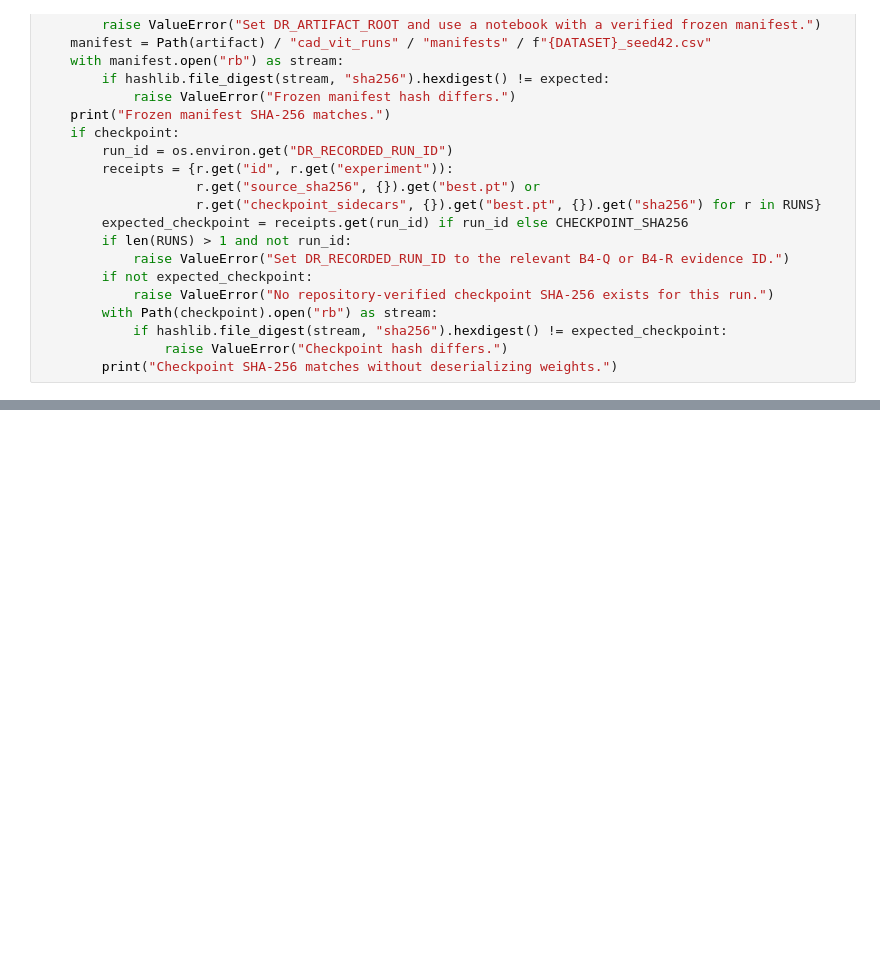
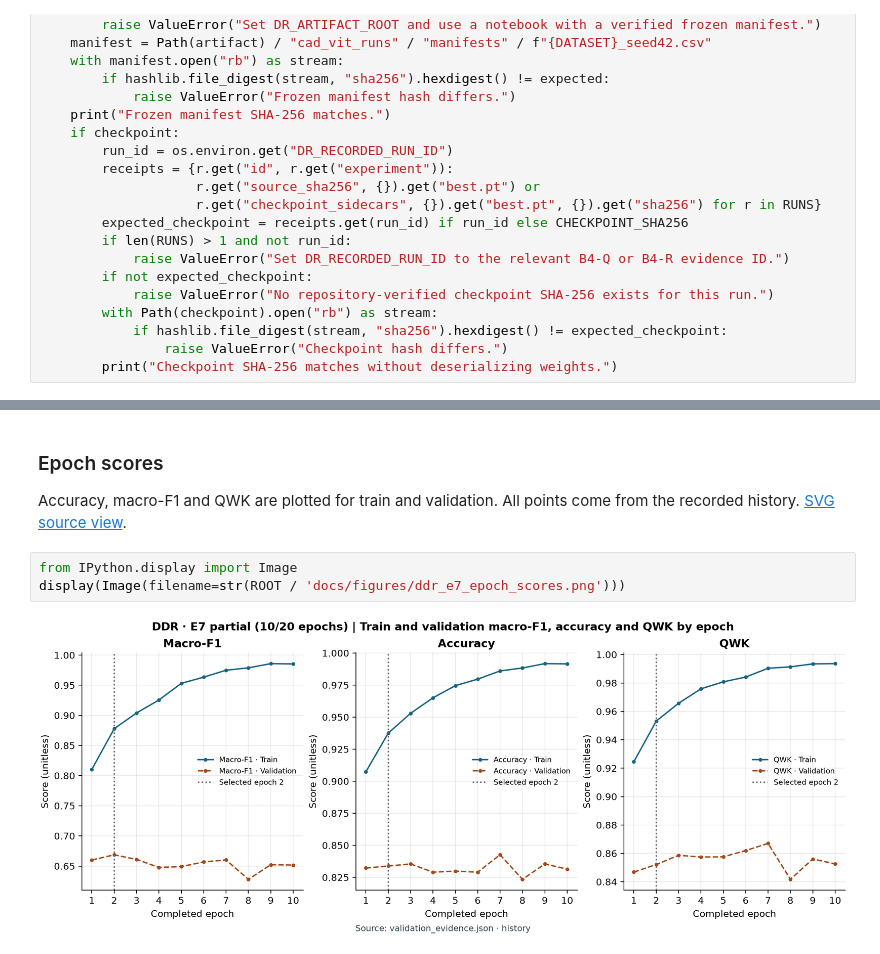
Before and after one commit to salmakamila126/Diabetic-Rethinography, a Jupyter notebook: notebooks/novelty/E7_DDR.ipynb, the cells around one changed output, grey strips where cells are left out. Cells and saved outputs as stored; diff of their text form; blank space fills up the shorter version.

```diff
--- a/notebooks/novelty/E7_DDR.ipynb
+++ b/notebooks/novelty/E7_DDR.ipynb
@@ -114,0 +272,9 @@ run_step(ROOT, METHOD, DATASET, ACTION, CONFIG, {
+# %% [markdown]
+### Epoch scores
+
+Accuracy, macro-F1 and QWK are plotted for train and validation. All points come from the recorded history. [SVG source view](../../docs/figures/ddr_e7_epoch_scores.svg).
+# %%
+from IPython.display import Image
+display(Image(filename=str(ROOT / 'docs/figures/ddr_e7_epoch_scores.png')))
+# %% [output]
+[figure, added]
```
Also changed, not shown: parts of 17 cells of this notebook, 26 other files.
